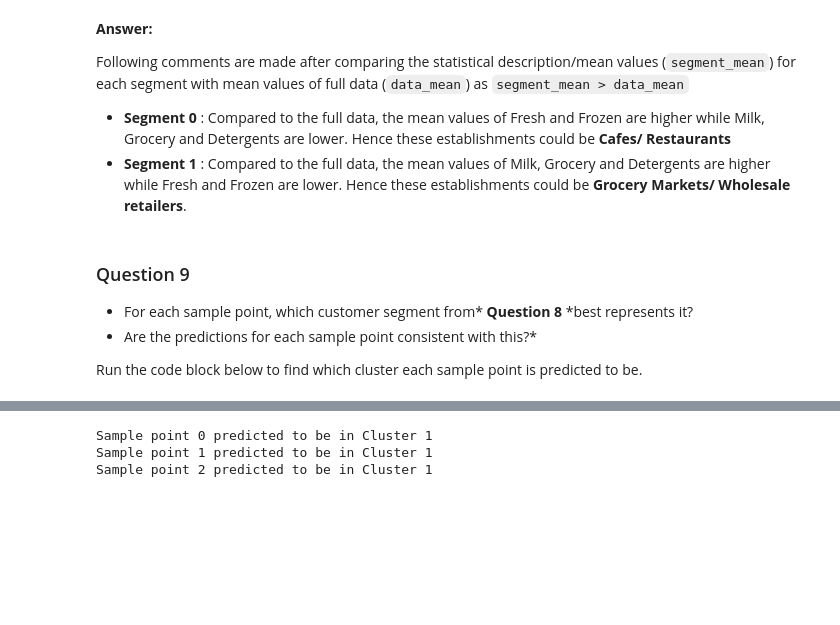
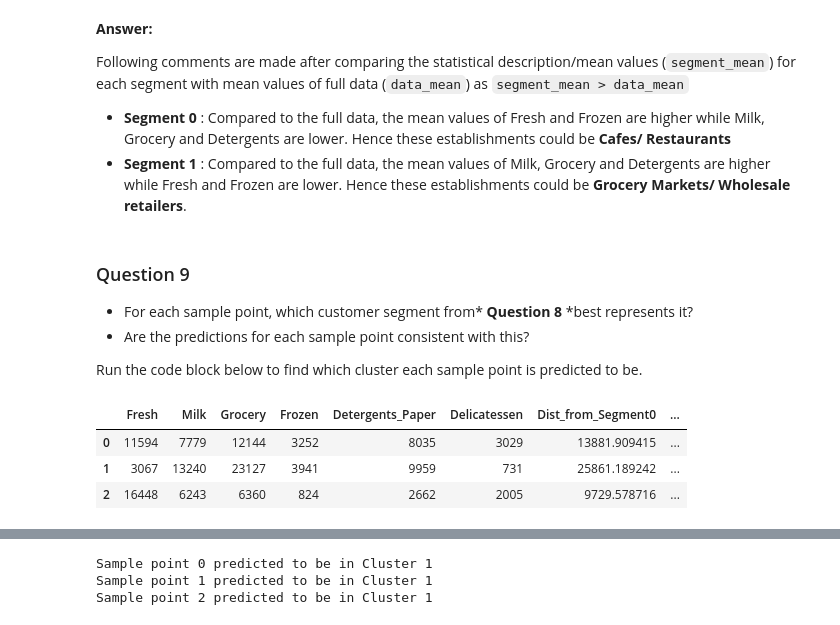
Before and after one commit to bibinmjose/ML_nanodegree, a Jupyter notebook: customer_segments/customer_segments.ipynb, the cells around one changed output, grey strips where cells are left out. Drawn from its saved outputs; the diff is of its cells as text; code cells hidden in the pictures; blank space fills up the shorter version.

```diff
--- a/customer_segments/customer_segments.ipynb
+++ b/customer_segments/customer_segments.ipynb
@@ -742,6 +742,25 @@ Following comments are made after comparing the statistical description/mean val
 ### Question 9
 
 * For each sample point, which customer segment from* **Question 8** *best represents it?
-* Are the predictions for each sample point consistent with this?*
+* Are the predictions for each sample point consistent with this?
 
 Run the code block below to find which cluster each sample point is predicted to be.
+# %%
+# calculating the distance of each data point from true center of each segment
+
+def dist_center(samples, centers):
+    dist={}
+    for center in range(centers.shape[0]):
+        segment = []
+        for row in range(samples.shape[0]):
+            euclidean_dist = np.sqrt(np.sum((centers.iloc[center,:]-samples.iloc[row,:])**2))
+            segment.append(euclidean_dist)
+        dist["Dist_from_Segment{0}".format(center)]=segment
+    return dist
+
+display(pd.concat([samples,pd.DataFrame(dist_center(samples, true_centers))], axis=1))
+# %% [output]
+|  | Fresh | Milk | Grocery | Frozen | Detergents_Paper | Delicatessen | Dist_from_Segment0 | ... |
+| 0 | 11594 | 7779 | 12144 | 3252 | 8035 | 3029 | 13881.909415 | ... |
+| 1 | 3067 | 13240 | 23127 | 3941 | 9959 | 731 | 25861.189242 | ... |
+| 2 | 16448 | 6243 | 6360 | 824 | 2662 | 2005 | 9729.578716 | ... |
```
Also changed, not shown: parts of 5 cells of this notebook, 2 other files.
